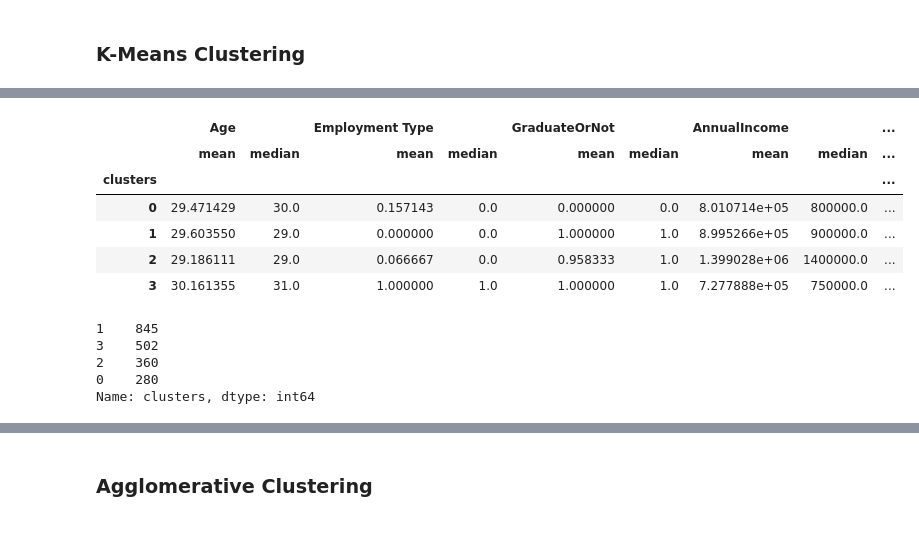
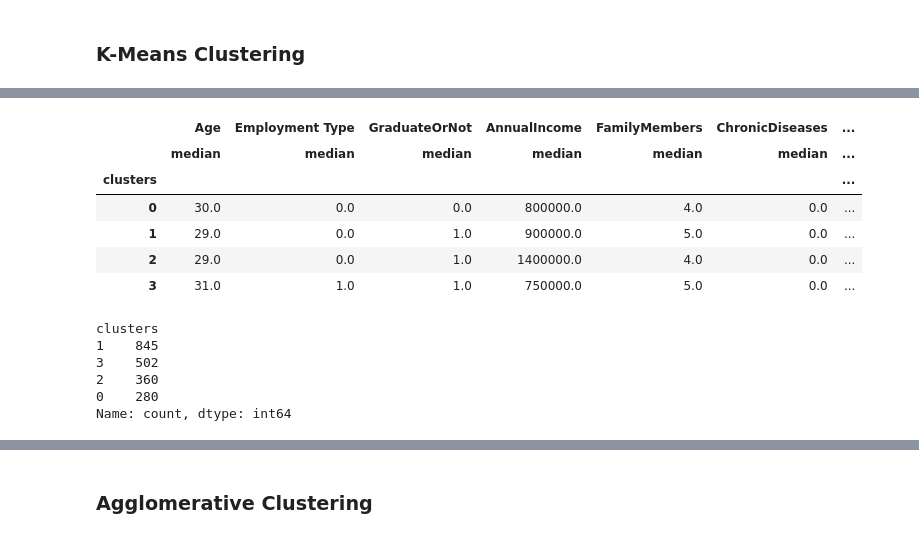
Before and after one commit to learnindya/Travel-Insurance-Customer-Segmentation, a Jupyter notebook: Stage_3__Hakuna_Matata_.ipynb, the cells around one changed output, grey strips where cells are left out. Saved outputs shown, nothing was run; the diff lists cells and outputs as text; code cells hidden in the pictures.

```diff
--- a/Stage_3__Hakuna_Matata_.ipynb
+++ b/Stage_3__Hakuna_Matata_.ipynb
@@ -1036,18 +1057,19 @@ df_new.sample(5)
 # %%
-display(df_new.groupby('clusters').agg(['mean','median']))
+display(df_new.groupby('clusters').agg(['median']))
 # %% [output]
-|  | Age |  | Employment Type |  | GraduateOrNot |  | AnnualIncome |  | ... |
-|  | mean | median | mean | median | mean | median | mean | median | ... |
-| clusters |  |  |  |  |  |  |  |  | ... |
-| 0 | 29.471429 | 30.0 | 0.157143 | 0.0 | 0.000000 | 0.0 | 8.010714e+05 | 800000.0 | ... |
-| 1 | 29.603550 | 29.0 | 0.000000 | 0.0 | 1.000000 | 1.0 | 8.995266e+05 | 900000.0 | ... |
-| 2 | 29.186111 | 29.0 | 0.066667 | 0.0 | 0.958333 | 1.0 | 1.399028e+06 | 1400000.0 | ... |
-| 3 | 30.161355 | 31.0 | 1.000000 | 1.0 | 1.000000 | 1.0 | 7.277888e+05 | 750000.0 | ... |
+|  | Age | Employment Type | GraduateOrNot | AnnualIncome | FamilyMembers | ChronicDiseases | ... |
+|  | median | median | median | median | median | median | ... |
+| clusters |  |  |  |  |  |  | ... |
+| 0 | 30.0 | 0.0 | 0.0 | 800000.0 | 4.0 | 0.0 | ... |
+| 1 | 29.0 | 0.0 | 1.0 | 900000.0 | 5.0 | 0.0 | ... |
+| 2 | 29.0 | 0.0 | 1.0 | 1400000.0 | 4.0 | 0.0 | ... |
+| 3 | 31.0 | 1.0 | 1.0 | 750000.0 | 5.0 | 0.0 | ... |
 # %%
-df_std['clusters'].value_counts()
+df_new['clusters'].value_counts()
 # %% [output]
+clusters
 1    845
 3    502
 2    360
 0    280
-Name: clusters, dtype: int64
+Name: count, dtype: int64
```
Also changed, not shown: parts of 31 cells of this notebook, 1 other file.
